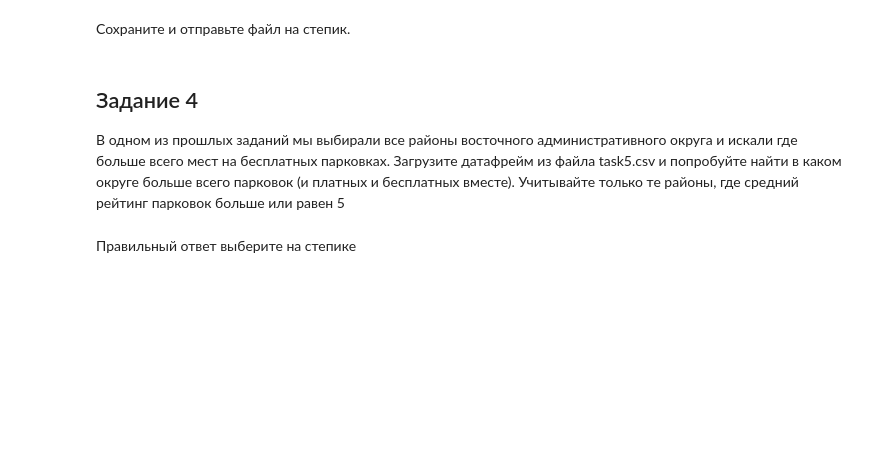
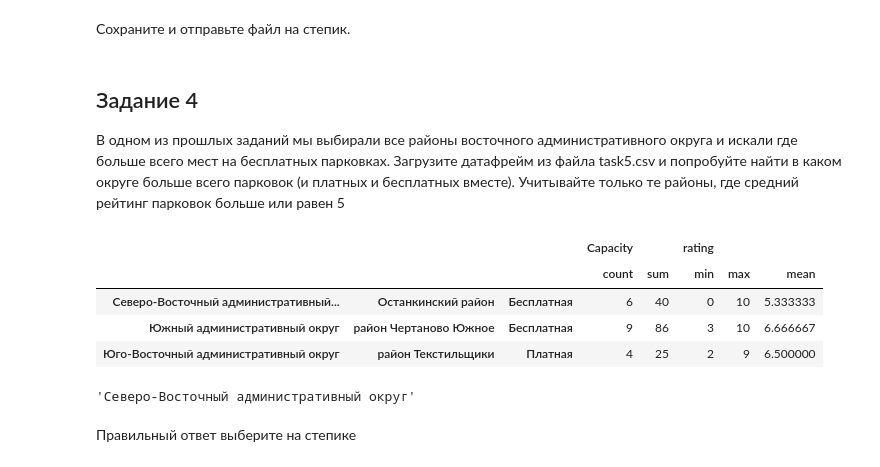
Before and after one commit to gbrs/basics_of_pandas, a Jupyter notebook: 6_2.ipynb, the cells around one changed output. Cells and saved outputs as stored; diff of their text form; code cells hidden in the pictures; blank space fills up the shorter version.

Commit message:
solve task 6.2.4

```diff
--- a/6_2.ipynb
+++ b/6_2.ipynb
@@ -127,7 +127,22 @@ df3_result.to_csv('df3_result.csv')
 # %%
 df4_task = pd.read_csv('task5.csv', index_col=[0, 1, 2], header=[0, 1]) # не редактируйте ячейку
 # %%
-df4_task
+df4_task.sample(3)
+# %% [output]
+|  |  |  | Capacity |  | rating |  |  |
+|  |  |  | count | sum | min | max | mean |
+| Северо-Восточный административный... | Останкинский район | Бесплатная | 6 | 40 | 0 | 10 | 5.333333 |
+| Южный административный округ | район Чертаново Южное | Бесплатная | 9 | 86 | 3 | 10 | 6.666667 |
+| Юго-Восточный административный округ | район Текстильщики | Платная | 4 | 25 | 2 | 9 | 6.500000 |
+# %%
+df4_task\
+    [df4_task[('rating', 'mean')] >= 5]\
+    [('Capacity', 'count')]\
+    .groupby(level=0)\
+    .sum()\
+    .idxmax()
+# %% [output]
+'Северо-Восточный административный округ'
 # %% [markdown]
 Правильный ответ выберите на степике
 # %% [markdown]
```
